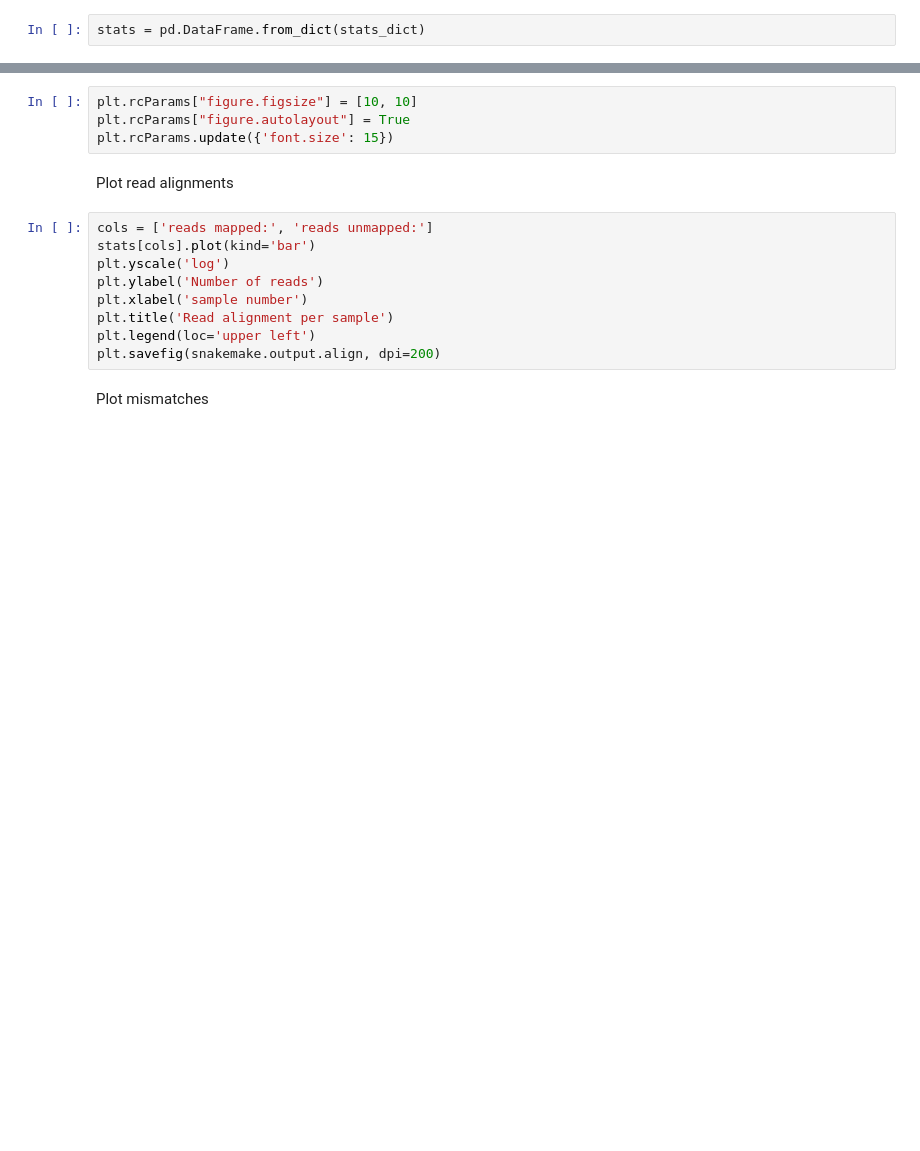
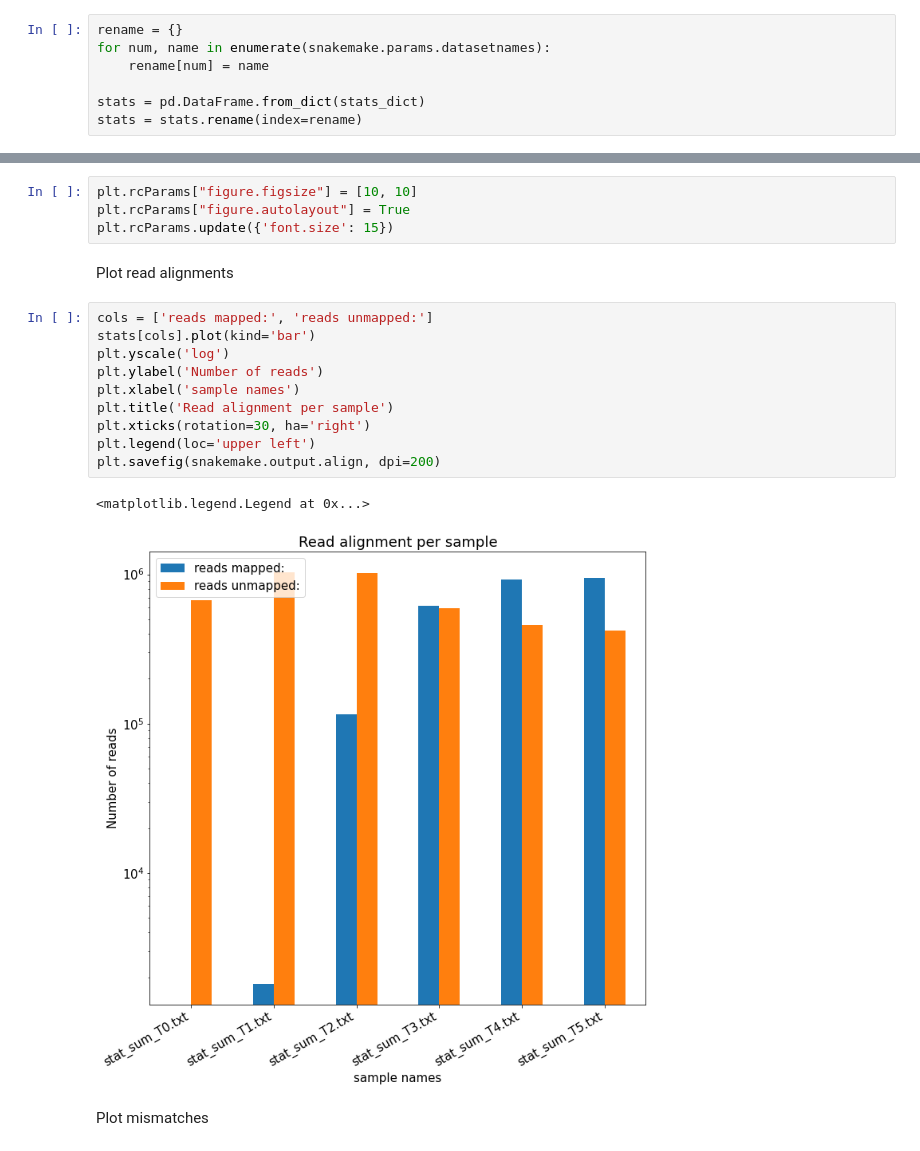
Before and after one commit to LUMC/RPCA, a Jupyter notebook: workflow/notebooks/align_stats.py.ipynb, the cells around one changed output, grey strips where cells are left out. Cells and saved outputs as stored; diff of their text form; blank space fills up the shorter version.

```diff
--- a/workflow/notebooks/align_stats.py.ipynb
+++ b/workflow/notebooks/align_stats.py.ipynb
@@ -31,5 +23,10 @@ Convert dictonary to pandas dataframe
 # %%
+rename = {}
+for num, name in enumerate(snakemake.params.datasetnames):
+    rename[num] = name
+
 stats = pd.DataFrame.from_dict(stats_dict)
+stats = stats.rename(index=rename)
 # %% [markdown]
 Take a look at the dataframe
 # %%
@@ -47,12 +53,16 @@ Plot read alignments
 # %%
 cols = ['reads mapped:', 'reads unmapped:']
 stats[cols].plot(kind='bar')
 plt.yscale('log')
 plt.ylabel('Number of reads')
-plt.xlabel('sample number')
+plt.xlabel('sample names')
 plt.title('Read alignment per sample')
+plt.xticks(rotation=30, ha='right')
 plt.legend(loc='upper left')
 plt.savefig(snakemake.output.align, dpi=200)
+# %% [output]
+<matplotlib.legend.Legend at 0x...>
+[figure, added]
 # %% [markdown]
 Plot mismatches
 # %%
```
Also changed, not shown: parts of 8 cells of this notebook, 3 other files.
